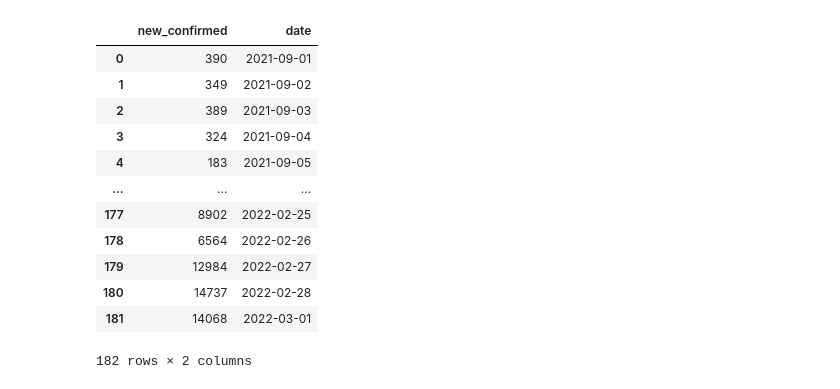
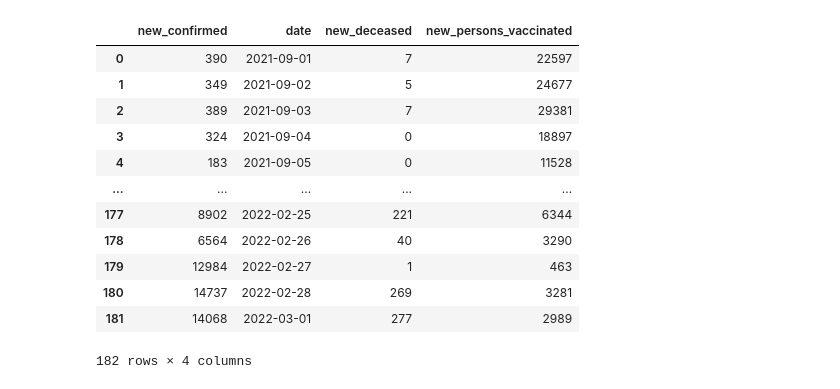
Before and after one commit to piooz/BigData, a Jupyter notebook: zad4/zadanie4.ipynb, the cells around one changed output. Drawn from its saved outputs; the diff is of its cells as text; code cells hidden in the pictures.

```diff
--- a/zad4/zadanie4.ipynb
+++ b/zad4/zadanie4.ipynb
@@ -9,32 +9,33 @@ client = bigquery.Client()
 
 pd.set_option('display.max_columns', None)
 # %%
-# 1.1 wybranie danych
+# 1.1 Przygotuj dane, które będą Ci potrzebne do przewidzenia nowych przypadków COVID-19 i przefiltruj je,
+# aby uwzględnić tylko interesujący Cię okres czasu (np.rok 2022, I i II kw. 2021).
 sql = """
     select
-    new_confirmed, date
+    new_confirmed, date, new_deceased, new_persons_vaccinated
     from `bigquery-public-data.covid19_open_data.covid19_open_data`
     where aggregation_level = 0
     and country_name = 'Poland'
     and date between '2021-09-01' and '2022-03-01'
     order by date
 """
 q1 = (sql)
 query_job = client.query(q1)
 query_result = query_job.result()
 df = query_result.to_dataframe()
 df
 # %% [output]
-|  | new_confirmed | date |
-| 0 | 390 | 2021-09-01 |
-| 1 | 349 | 2021-09-02 |
-| 2 | 389 | 2021-09-03 |
-| 3 | 324 | 2021-09-04 |
-| 4 | 183 | 2021-09-05 |
-| ... | ... | ... |
-| 177 | 8902 | 2022-02-25 |
-| 178 | 6564 | 2022-02-26 |
-| 179 | 12984 | 2022-02-27 |
-| 180 | 14737 | 2022-02-28 |
-| 181 | 14068 | 2022-03-01 |
+|  | new_confirmed | date | new_deceased | new_persons_vaccinated |
+| 0 | 390 | 2021-09-01 | 7 | 22597 |
+| 1 | 349 | 2021-09-02 | 5 | 24677 |
+| 2 | 389 | 2021-09-03 | 7 | 29381 |
+| 3 | 324 | 2021-09-04 | 0 | 18897 |
+| 4 | 183 | 2021-09-05 | 0 | 11528 |
+| ... | ... | ... | ... | ... |
+| 177 | 8902 | 2022-02-25 | 221 | 6344 |
+| 178 | 6564 | 2022-02-26 | 40 | 3290 |
+| 179 | 12984 | 2022-02-27 | 1 | 463 |
+| 180 | 14737 | 2022-02-28 | 269 | 3281 |
+| 181 | 14068 | 2022-03-01 | 277 | 2989 |
-182 rows × 2 columns
+182 rows × 4 columns
```
Also changed, not shown: parts of 12 cells of this notebook.
